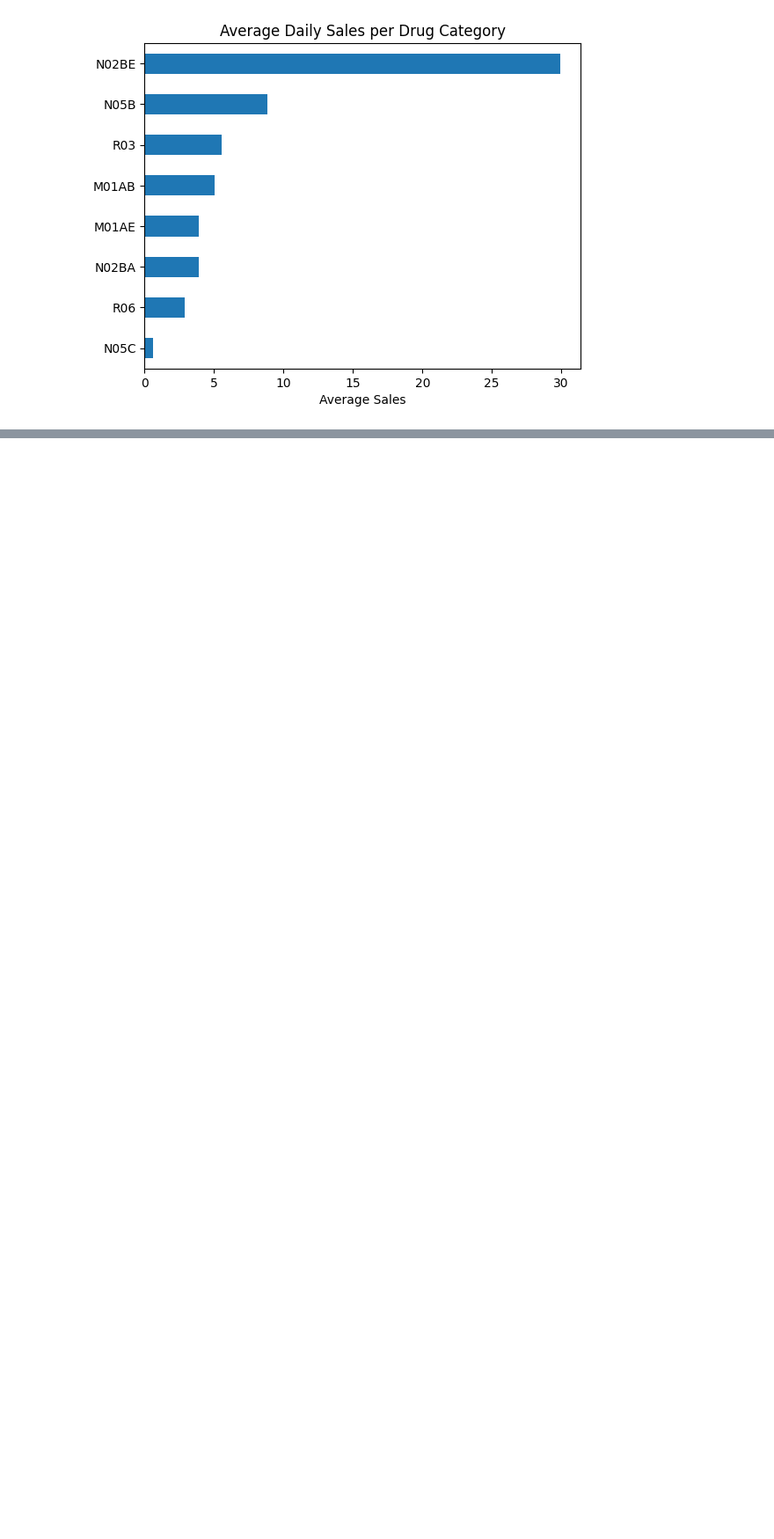
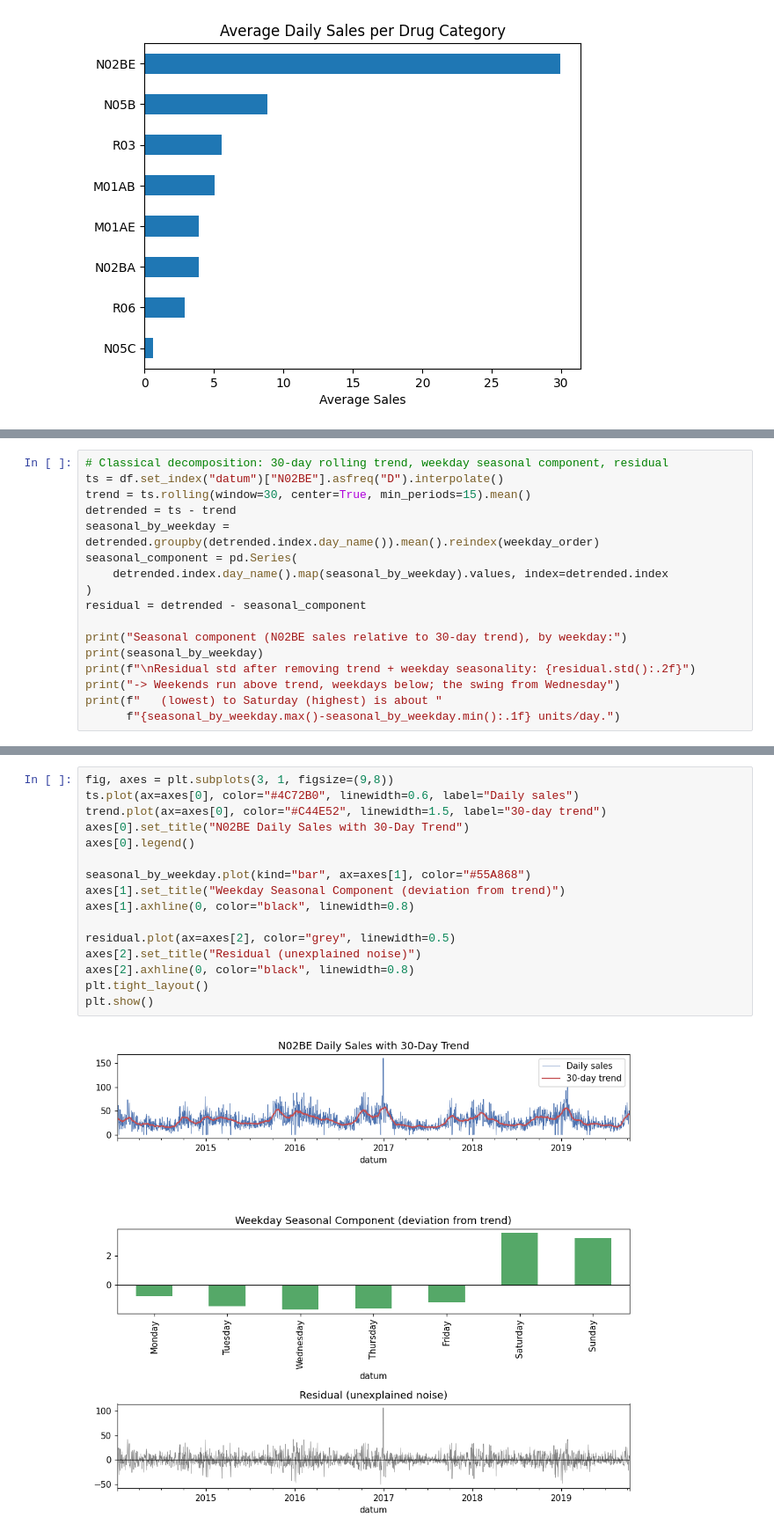
Before and after one commit to diti39/Project-Data-Analysis-Visualization, a Jupyter notebook: Analysing-pharmaceutical-sales-data/Analysing-pharmaceutical-sales-data.ipynb, the cells around one changed output, grey strips where cells are left out. Shown at 88% size. Cells and saved outputs as stored; diff of their text form; blank space fills up the shorter version.

```diff
--- a/Analysing-pharmaceutical-sales-data/Analysing-pharmaceutical-sales-data.ipynb
+++ b/Analysing-pharmaceutical-sales-data/Analysing-pharmaceutical-sales-data.ipynb
@@ -157,0 +234,17 @@ dtype: float64
+# %%
+# Classical decomposition: 30-day rolling trend, weekday seasonal component, residual
+ts = df.set_index("datum")["N02BE"].asfreq("D").interpolate()
+trend = ts.rolling(window=30, center=True, min_periods=15).mean()
+detrended = ts - trend
+seasonal_by_weekday = detrended.groupby(detrended.index.day_name()).mean().reindex(weekday_order)
+seasonal_component = pd.Series(
+    detrended.index.day_name().map(seasonal_by_weekday).values, index=detrended.index
+)
+residual = detrended - seasonal_component
+
+print("Seasonal component (N02BE sales relative to 30-day trend), by weekday:")
+print(seasonal_by_weekday)
+print(f"\nResidual std after removing trend + weekday seasonality: {residual.std():.2f}")
+print("-> Weekends run above trend, weekdays below; the swing from Wednesday")
+print(f"   (lowest) to Saturday (highest) is about "
+      f"{seasonal_by_weekday.max()-seasonal_by_weekday.min():.1f} units/day.")
@@ -157,0 +266,18 @@ dtype: float64
+# %%
+fig, axes = plt.subplots(3, 1, figsize=(9,8))
+ts.plot(ax=axes[0], color="#4C72B0", linewidth=0.6, label="Daily sales")
+trend.plot(ax=axes[0], color="#C44E52", linewidth=1.5, label="30-day trend")
+axes[0].set_title("N02BE Daily Sales with 30-Day Trend")
+axes[0].legend()
+
+seasonal_by_weekday.plot(kind="bar", ax=axes[1], color="#55A868")
+axes[1].set_title("Weekday Seasonal Component (deviation from trend)")
+axes[1].axhline(0, color="black", linewidth=0.8)
+
+residual.plot(ax=axes[2], color="grey", linewidth=0.5)
+axes[2].set_title("Residual (unexplained noise)")
+axes[2].axhline(0, color="black", linewidth=0.8)
+plt.tight_layout()
+plt.show()
+# %% [output]
+[figure, added]
```
Also changed, not shown: parts of 20 cells of this notebook.
